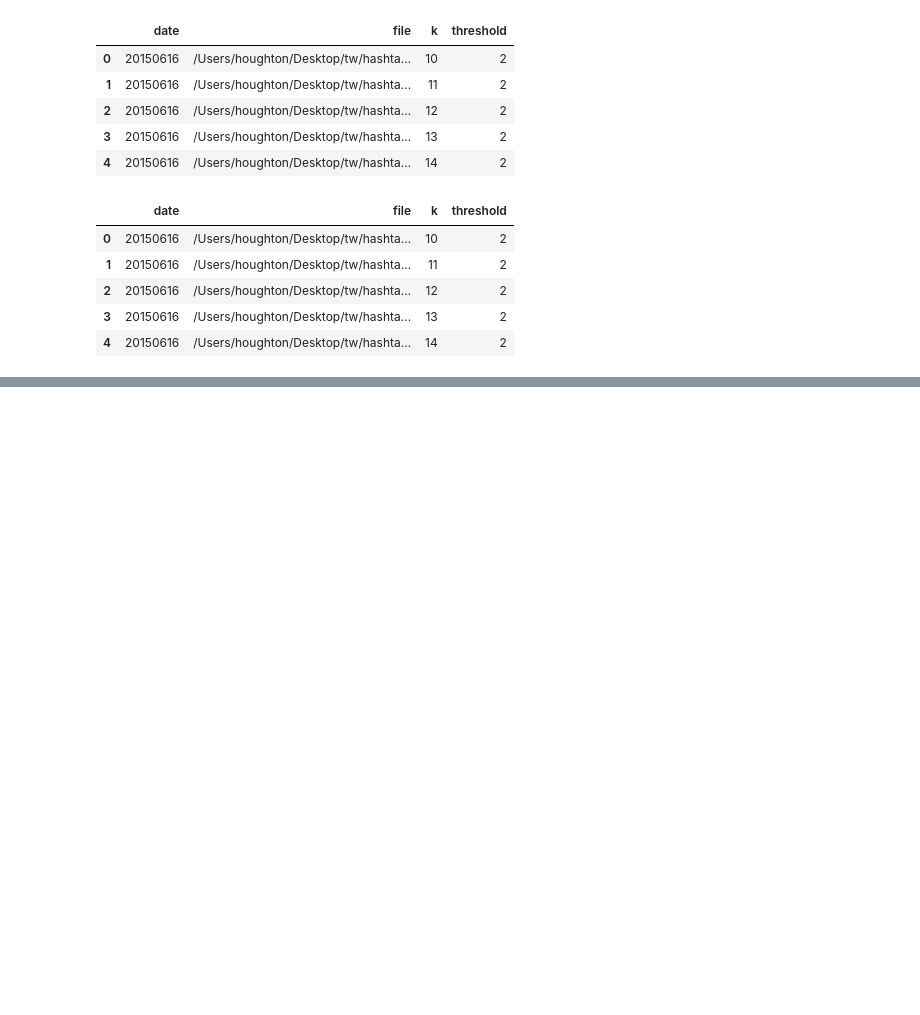
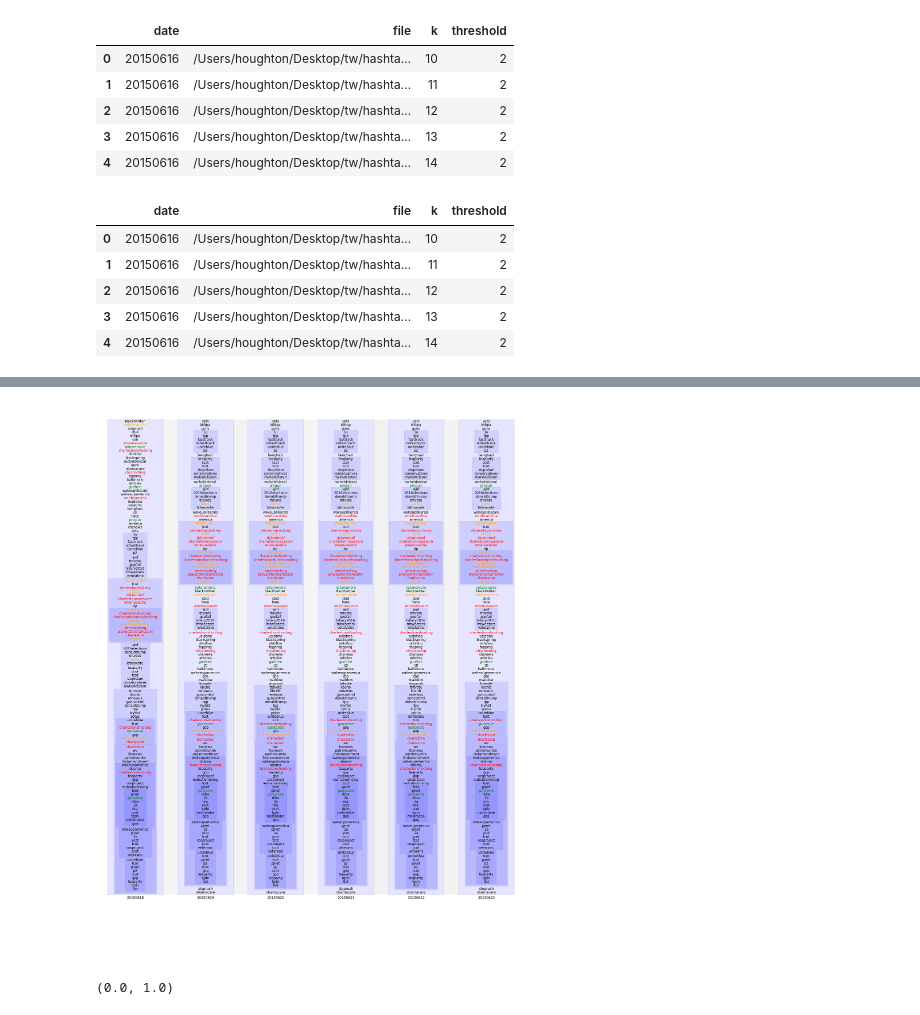
Before and after one commit to JamesPHoughton/homer, a Jupyter notebook: Hashtags Only.ipynb, the cells around one changed output, grey strips where cells are left out. Saved outputs shown, nothing was run; the diff lists cells and outputs as text; code cells hidden in the pictures; blank space fills up the shorter version.

```diff
--- a/Hashtags Only.ipynb
+++ b/Hashtags Only.ipynb
@@ -5,3 +14,5 @@ import pandas as pd
+# %%
+homer.tree = importlib.reload(homer.tree)
 # %%
 tw_files='/Users/houghton/Desktop/tw/posts_sample_201506*.gz'
 # %%
@@ -212,0 +377,62 @@ AttributeError: 'Bag' object has no attribute 'to_file'
+# %%
+a = root.find('__20150618_8_2_70').k_parents[0].k_parents[0].k_parents[0]
+days = 5
+fig = homer.tree.draw_series(a, days, spacing=250,
+                             highlight_words={'charleston':'r',
+                                              'charlestonshooting':'r',
+                                              'charlestonchurchshooting':'r',
+                                              'charlestonmassacre':'r',
+                                              'emanuelame':'r',
+                                              'charlestionshooting':'r',
+                                              'ameshooting':'r',
+                                              'amemassacre':'r',
+                                              'prayersforcharleston':'r',
+                                              'dylanroof':'r',
+                                              'chsshooting':'r',
+                                              'dylannroof':'r',
+                                              'southcarolina':'r',
+                                              'clementapinckney':'r',
+                                              'massmurder':'orange',
+                                              'terror':'orange',
+                                              'terrorist':'orange',
+                                              'ameterrorism':'orange',
+                                              'racist':'orange',
+                                              'racism':'orange',
+                                              'terrorism':'orange',
+                                              'charlestonterrorist':'orange',
+                                              'hatecrime':'orange',
+                                              'blacklivesmatter':'orange',
+                                              'alllivesmatter':'orange',
+                                              'bluelivesmatter':'orange',
+                                              'confederateflag':'orange',
+                                              'whiteprivilege':'orange',
+                                              'confederate':'orange',
+                                              'racisminamerica':'orange',
+                                              'charlestonstrong':'g',
+                                              'takedowntheflag':'g',
+                                              'takeitdown':'g',
+                                              'iamame':'g',
+                                              'notonemore':'g',
+                                              'bridgetopeace':'g',
+                                              'momsdemand':'g',
+                                              '2ndammendment':'g',
+                                              'gohomederay':'g',
+                                              'standwithcharleston':'g',
+                                              'secondamendment':'g',
+                                              'takedownthatflag':'g',
+                                              'unitychaincharleston':'g',
+                                              'gunfreezone':'g',
+                                              'gunfree':'g',
+                                              'progun':'g',
+                                              'ravenelbridge':'g',
+                                              'gunrights':'g',
+                                              'gunsense':'g'
+                                             })
+fig.savefig('/Users/houghton/Desktop/tw/hashtags_only/%s.png'%(repr(a)+str(days)))
+# %% [output]
+[figure, added]
+# %%
+a = fig.axes[0]
+a.get_xbound()
+# %% [output]
+(0.0, 1.0)
```
Also changed, not shown: parts of 40 cells of this notebook, 6 other files.
